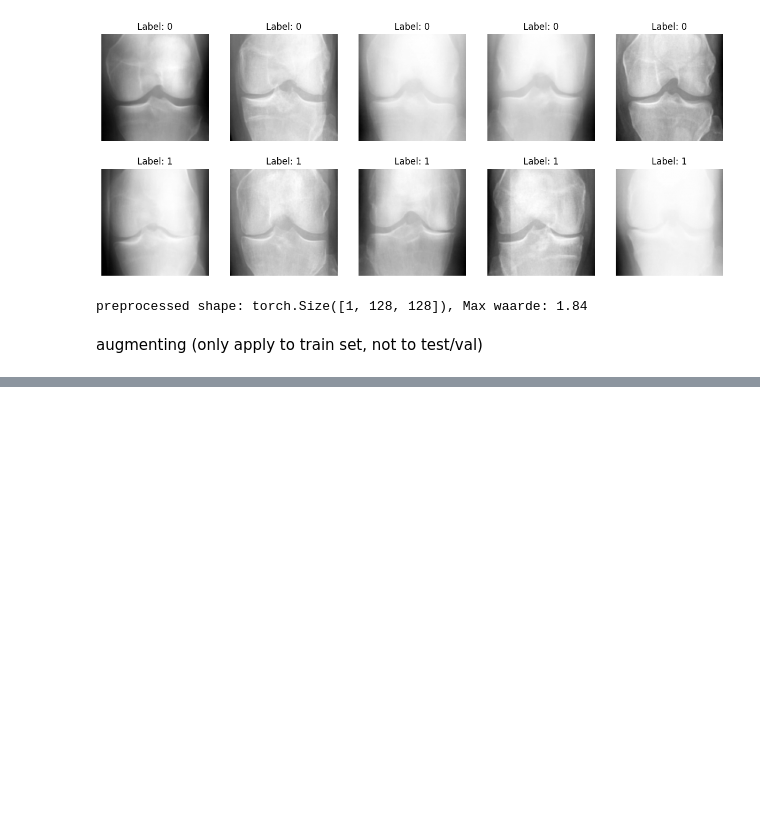
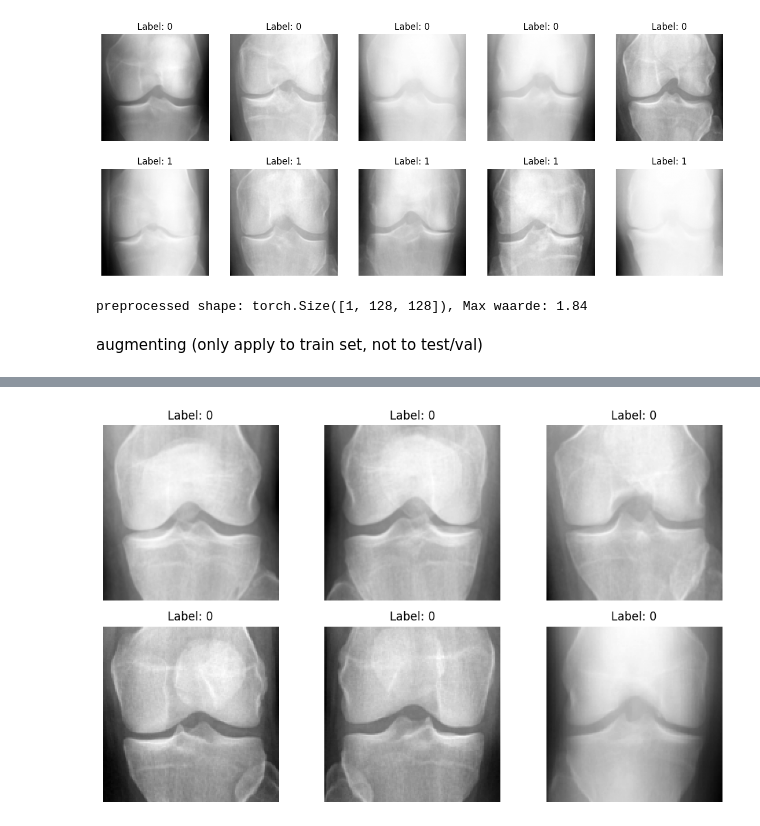
Before and after one commit to tobedebrabander/ai-project-deep-learning, a Jupyter notebook: preprocessing.ipynb, the cells around one changed output, grey strips where cells are left out. Cells and saved outputs as stored; diff of their text form; code cells hidden in the pictures; blank space fills up the shorter version.

```diff
--- a/preprocessing.ipynb
+++ b/preprocessing.ipynb
@@ -216,0 +259,27 @@ np.save("y_test.npy",  y_test)
+# %%
+import numpy as np
+import matplotlib.pyplot as plt
+
+# laad de data
+X_test = np.load("X_test.npy")
+y_test = np.load("y_test.npy")
+
+# aantal afbeeldingen dat je wil tonen
+num_images = 6
+
+# kies willekeurige indices
+indices = np.arange(len(X_test))[:num_images]
+
+# plot de afbeeldingen
+plt.figure(figsize=(10, 6))
+
+for i, idx in enumerate(indices):
+    plt.subplot(2, 3, i + 1)
+    plt.imshow(X_test[idx].squeeze(), cmap="gray")
+    plt.title(f"Label: {y_test[idx]}")
+    plt.axis("off")
+
+plt.tight_layout()
+plt.show()
+# %% [output]
+[figure, added]
```
Also changed, not shown: parts of 5 cells of this notebook, 2 other files.
